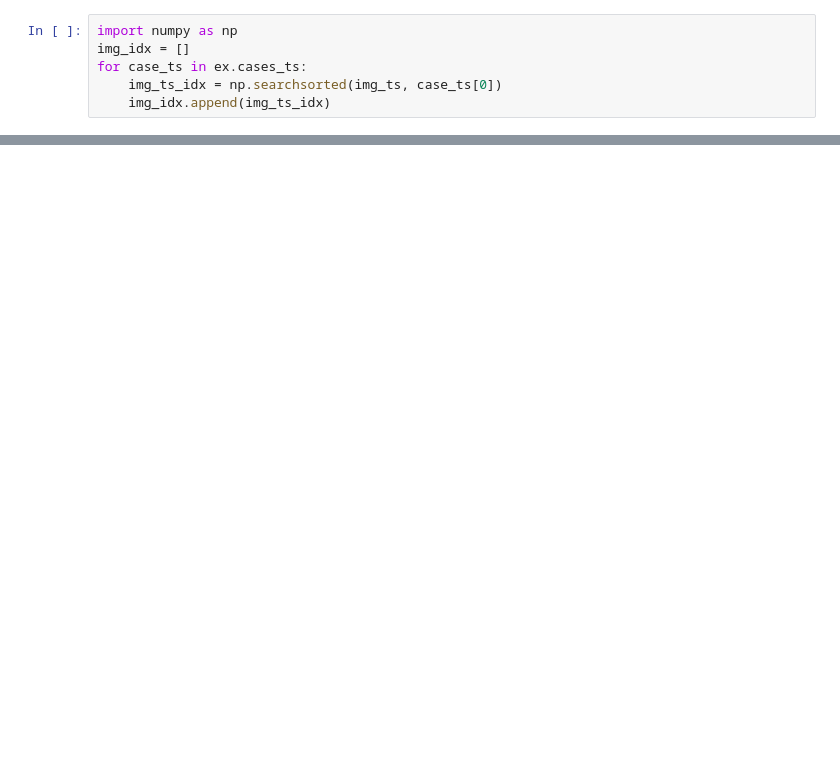
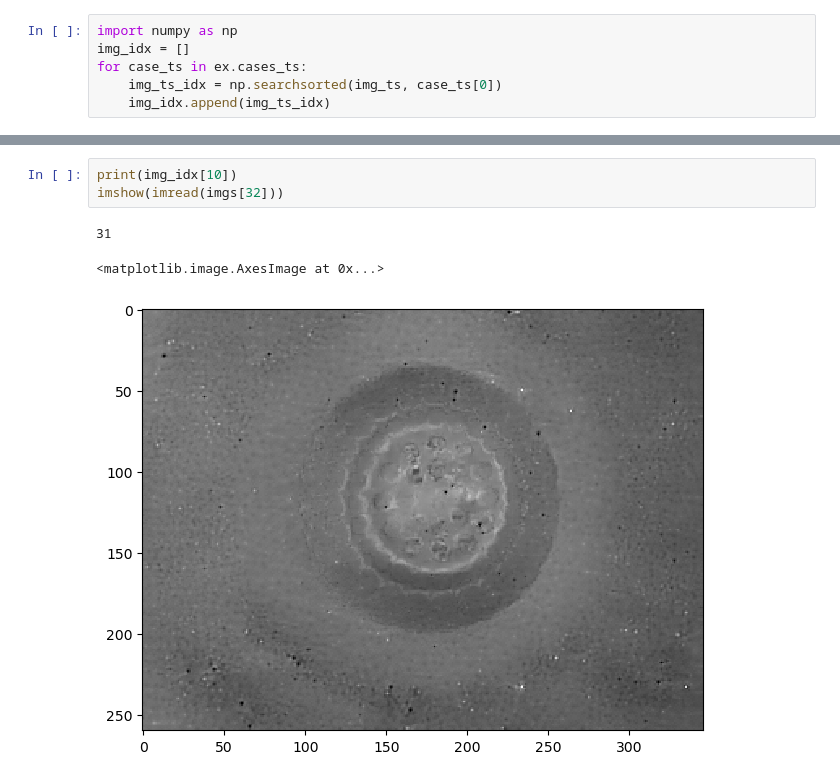
Before and after one commit to AdvancedResearchInnovationCenter/TactiGraph, a Jupyter notebook: e2vid_cnn/preporc.ipynb, the cells around one changed output, grey strips where cells are left out. Saved outputs shown, nothing was run; the diff lists cells and outputs as text; blank space fills up the shorter version.

```diff
--- a/e2vid_cnn/preporc.ipynb
+++ b/e2vid_cnn/preporc.ipynb
@@ -71,3 +102,10 @@ for case_ts in ex.cases_ts:
+# %%
+print(img_idx[10])
+imshow(imread(imgs[32]))
+# %% [output]
+31
+<matplotlib.image.AxesImage at 0x...>
+[figure, added]
 # %%
 from skimage.io import imread, imshow
 
```
Also changed, not shown: parts of 10 cells of this notebook, 6 other files.
